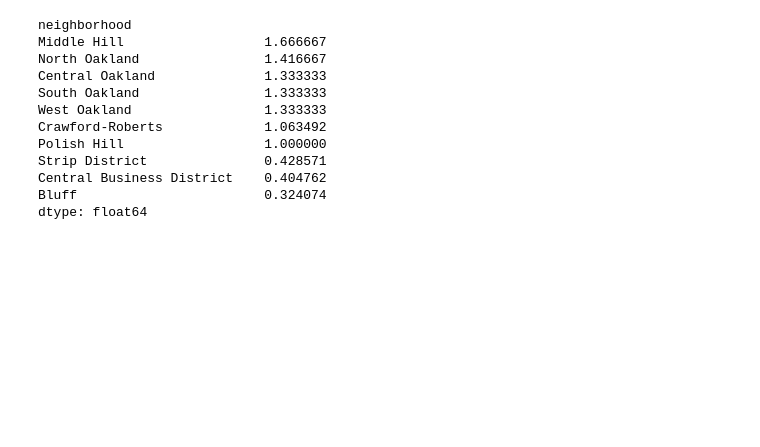
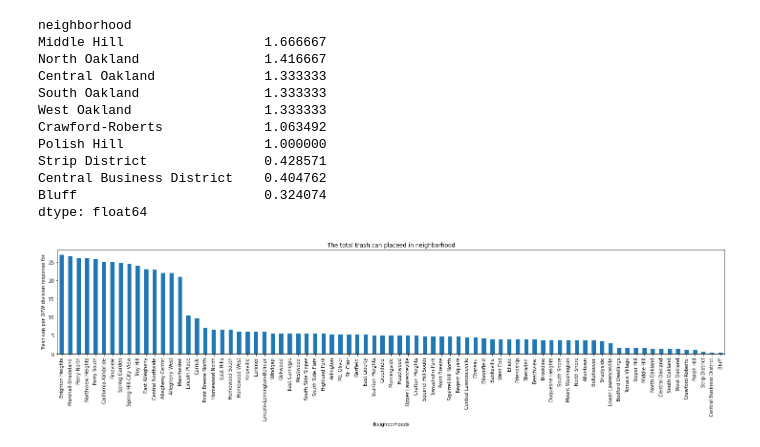
Before and after one commit to siliang0426/cmpinf0010-final, a Jupyter notebook: SmartTrash.ipynb, the cells around one changed output. Saved outputs shown, nothing was run; the diff lists cells and outputs as text; code cells hidden in the pictures; blank space fills up the shorter version.

```diff
--- a/SmartTrash.ipynb
+++ b/SmartTrash.ipynb
@@ -38,8 +38,8 @@ Name: ward, dtype: float64
 # %%
 #how many trash can does a dpw_divison responding for
 pd.set_option('display.max_rows', None)
-st2 = st.groupby("neighborhood")['ward'].sum() / st.groupby("neighborhood")['dpw_division'].sum()
-st2 = st2.sort_values(ascending=False)
+trash = st.groupby("neighborhood")['ward'].sum() / st.groupby("neighborhood")['dpw_division'].sum()
+trash = trash.sort_values(ascending=False)
 st2.tail(10)
 # %% [output]
 neighborhood
@@ -54,6 +54,13 @@ Strip District               0.428571
 Central Business District    0.404762
 Bluff                        0.324074
 dtype: float64
+# %%
+bar = st2.plot.bar(figsize = (25, 4),title ="The total trash can placeed in neighborhood")
+bar.set_ylabel('Trash can per DPW division response for')
+bar.set_xlabel('Neighborhoods')
+plt.show()
+# %% [output]
+[figure, added]
 # %%
 #Data visualization
 st2 = st.groupby('neighborhood').sum()
```
Also changed, not shown: parts of 5 cells of this notebook.
